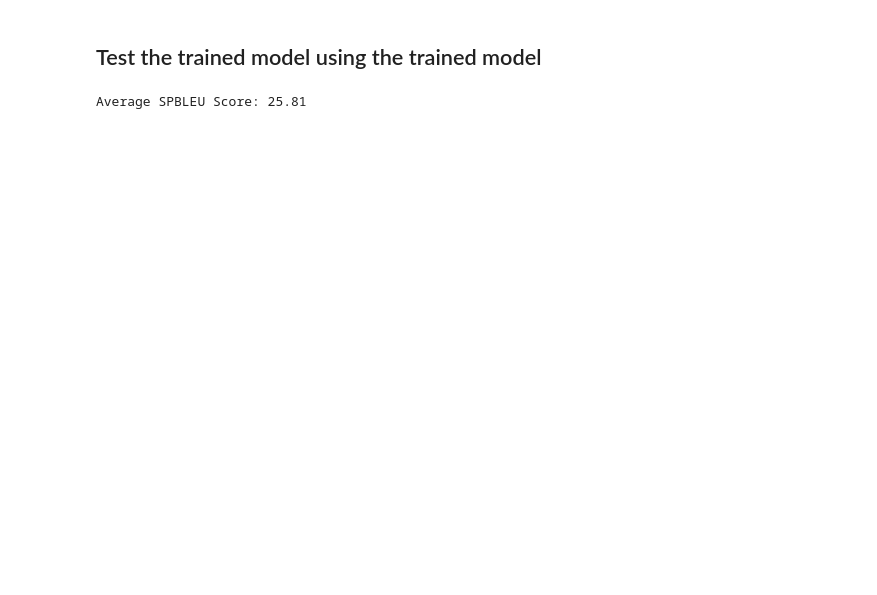
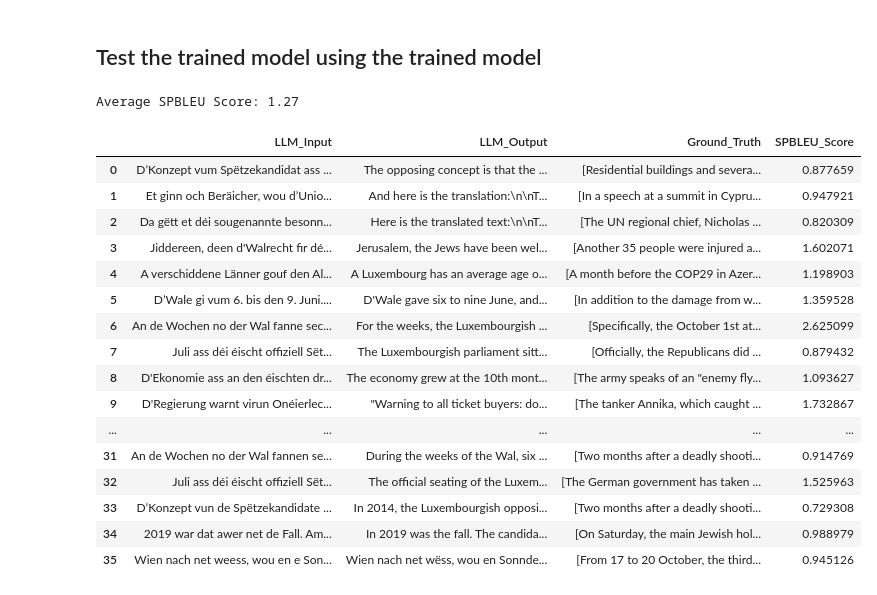
Before and after one commit to DobricLilujun/mt_luxembourgish, a Jupyter notebook: notebook/mt_validation.ipynb, the cells around one changed output. Drawn from its saved outputs; the diff is of its cells as text; code cells hidden in the pictures; blank space fills up the shorter version.

```diff
--- a/notebook/mt_validation.ipynb
+++ b/notebook/mt_validation.ipynb
@@ -12,38 +12,48 @@ from transformers import (
 )
 import torch
 
-import pandas as pd
+import pandas as pds
 from tqdm import tqdm
 import sacrebleu
 from datasets import Dataset
 from datasets import load_from_disk
 
 MAX_LEN = 512
-train_ratio = 1.0
+train_ratio = 0.01
 model_name = "/home/snt/llm_models/Llama-3.2-1B-Instruct"
 checkpoint = "/home/snt/projects_lujun/mt_luxembourgish/logs/fit_1734873129.3395984/checkpoint-2000"
-val_dataset_path = "/home/snt/projects_lujun/mt_luxembourgish/data/fake_targets/flores_devtest_arrow"
+val_dataset_path = "/home/snt/projects_lujun/mt_luxembourgish/data/processed/dataset_merged_nllb_fake_targets_with_split.jsonl"
 
 
+# Load dataset
 if val_dataset_path.endswith(".jsonl"):
-    dataset = Dataset.from_json(val_dataset_path)
+    dataset = Dataset.from_json(val_dataset_path)  # Ensure correct format
 else:
     dataset = load_from_disk(val_dataset_path)
 
-sample_number = int(len(dataset) * train_ratio)
+# Filter by split
+train_dataset = dataset.filter(lambda x: x["split"] == "train")
+val_dataset = dataset.filter(lambda x: x["split"] == "val")
 
-train_dataset = dataset[dataset["split"]=="train"].select(range(sample_number))
+
+# Select subset
+train_dataset = train_dataset.select(range(int(len(train_dataset) * train_ratio)))
+val_dataset = val_dataset.select(range(int(len(val_dataset) * train_ratio)))  # Avoid out-of-range error
+
+# Rename columns
 train_dataset = train_dataset.rename_columns({
     "input": "Luxembourgish",
     "translated_text": "English",
 })
 
-val_dataset = dataset[dataset["split"]=="val"].select(range(sample_number))
 val_dataset = val_dataset.rename_columns({
     "input": "Luxembourgish",
     "translated_text": "English",
 })
 
+
+tokenizer = AutoTokenizer.from_pretrained(model_name)
+tokenizer.pad_token = tokenizer.eos_token
 
 tokenizer = AutoTokenizer.from_pretrained(model_name, trust_remote_code=True)
 tokenizer.pad_token = tokenizer.eos_token
@@ -58,12 +68,13 @@ base_model = AutoModelForCausalLM.from_pretrained(
     device_map="cuda:0",
 )
 
+model = base_model
 # model = PeftModel.from_pretrained(base_model, checkpoint)
 
-model = AutoModelForCausalLM.from_pretrained(
-    checkpoint,
-    device_map="cuda:0",
-)
+# model = AutoModelForCausalLM.from_pretrained(
+#     checkpoint,
+#     device_map="cuda:0",
+# )
 
 # Function to generate from the model
 def generate_response(prompt, model):
@@ -131,6 +142,7 @@ def generate_dataset_responses(dataset, model, tgt_lng="english", tokenizer=None
     source = []
     predictions = []  # List to store ground truth responses
     targets = []  # List to store LLM generated responses
+    index_uniques = []
 
     for sample in tqdm(dataset, desc="Generating responses"):
         test_prompt = create_prompt(
@@ -149,10 +161,14 @@ def generate_dataset_responses(dataset, model, tgt_lng="english", tokenizer=None
             "English", ""
         )  # Get the ground truth (adjust field name as needed)
 
+        index_unique = sample.get("index_unique", "")
+
         # Append the LLM response and ground truth
         predictions.append(llm_response)
         targets.append([ground_truth])  # References should be in list format for SPBLEU
         source.append(sample.get("Luxembourgish"))
+        index_uniques.append(index_unique)
+
 
     # Convert the results into a DataFrame
 
@@ -164,8 +180,8 @@ def generate_dataset_responses(dataset, model, tgt_lng="english", tokenizer=None
     # ]
 
     df_results = pd.DataFrame(
-        list(zip(source, predictions, targets)),
-        columns=["LLM_Input", "LLM_Output", "Ground_Truth"],
+        list(zip(source, predictions, targets, index_uniques)),
+        columns=["LLM_Input", "LLM_Output", "Ground_Truth", "index_unique"],
     )
 
     spbleu_scores = [
@@ -183,6 +199,26 @@ pre_finetuned_responses = generate_dataset_responses(
     dataset=val_dataset, model=model, tgt_lng="english", tokenizer=tokenizer
 )
 # %% [output]
-Average SPBLEU Score: 25.81
+Average SPBLEU Score: 1.27
+# %%
+pre_finetuned_responses
+# %% [output]
+|  | LLM_Input | LLM_Output | Ground_Truth | SPBLEU_Score |
+| 0 | D’Konzept vum Spëtzekandidat ass ... | The opposing concept is that the ... | [Residential buildings and severa... | 0.877659 |
+| 1 | Et ginn och Beräicher, wou d’Unio... | And here is the translation:\n\nT... | [In a speech at a summit in Cypru... | 0.947921 |
+| 2 | Da gëtt et déi sougenannte besonn... | Here is the translated text:\n\nT... | [The UN regional chief, Nicholas ... | 0.820309 |
+| 3 | Jiddereen, deen d'Walrecht fir dé... | Jerusalem, the Jews have been wel... | [Another 35 people were injured a... | 1.602071 |
+| 4 | A verschiddene Länner gouf den Al... | A Luxembourg has an average age o... | [A month before the COP29 in Azer... | 1.198903 |
+| 5 | D’Wale gi vum 6. bis den 9. Juni.... | D'Wale gave six to nine June, and... | [In addition to the damage from w... | 1.359528 |
+| 6 | An de Wochen no der Wal fanne sec... | For the weeks, the Luxembourgish ... | [Specifically, the October 1st at... | 2.625099 |
+| 7 | Juli ass déi éischt offiziell Sët... | The Luxembourgish parliament sitt... | [Officially, the Republicans did ... | 0.879432 |
+| 8 | D'Ekonomie ass an den éischten dr... | The economy grew at the 10th mont... | [The army speaks of an "enemy fly... | 1.093627 |
+| 9 | D'Regierung warnt virun Onéierlec... | "Warning to all ticket buyers: do... | [The tanker Annika, which caught ... | 1.732867 |
+| ... | ... | ... | ... | ... |
+| 31 | An de Wochen no der Wal fannen se... | During the weeks of the Wal, six ... | [Two months after a deadly shooti... | 0.914769 |
+| 32 | Juli ass déi éischt offiziell Sët... | The official seating of the Luxem... | [The German government has taken ... | 1.525963 |
+| 33 | D’Konzept vun de Spëtzekandidate ... | In 2014, the Luxembourgish opposi... | [Two months after a deadly shooti... | 0.729308 |
+| 34 | 2019 war dat awer net de Fall. Am... | In 2019 was the fall. The candida... | [On Saturday, the main Jewish hol... | 0.988979 |
+| 35 | Wien nach net weess, wou en e Son... | Wien nach net wëss, wou en Sonnde... | [From 17 to 20 October, the third... | 0.945126 |
 # %%
 pre_finetuned_responses.to_csv("output_base_model.csv")
```
